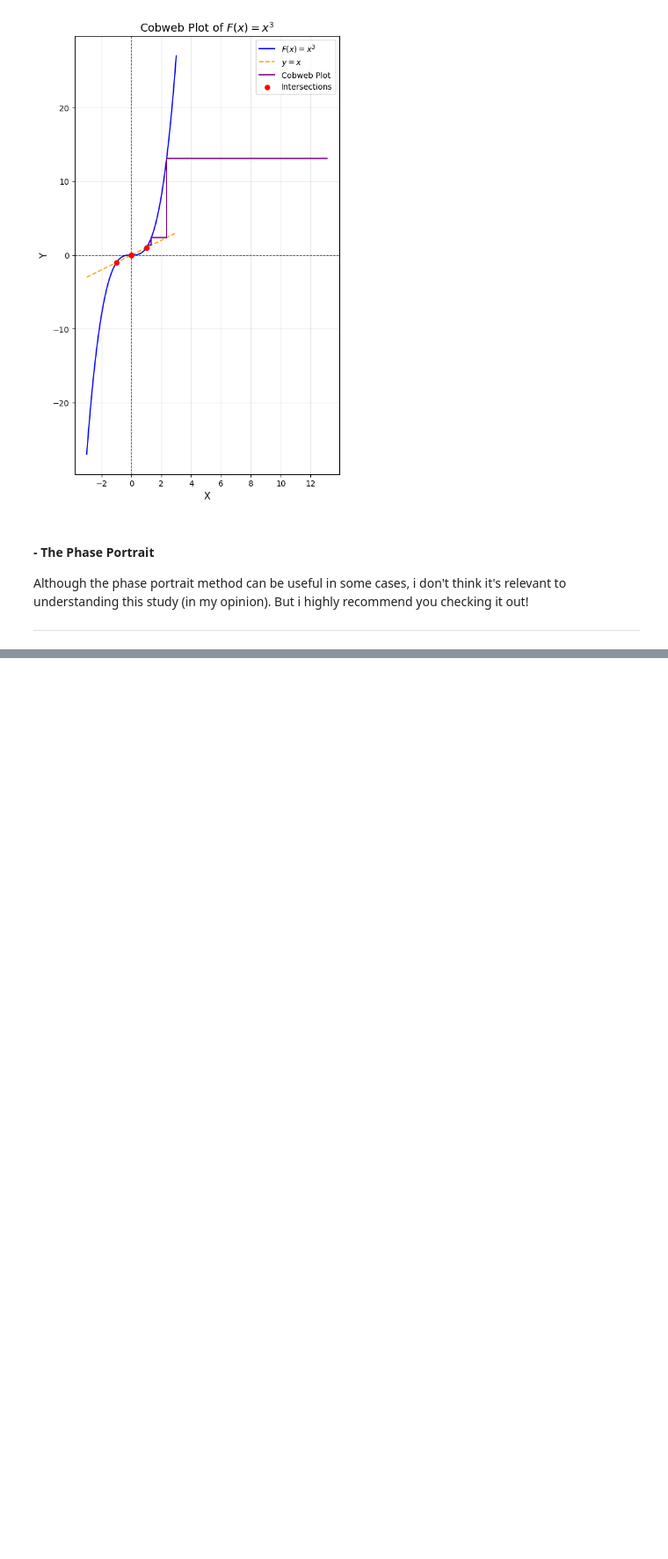
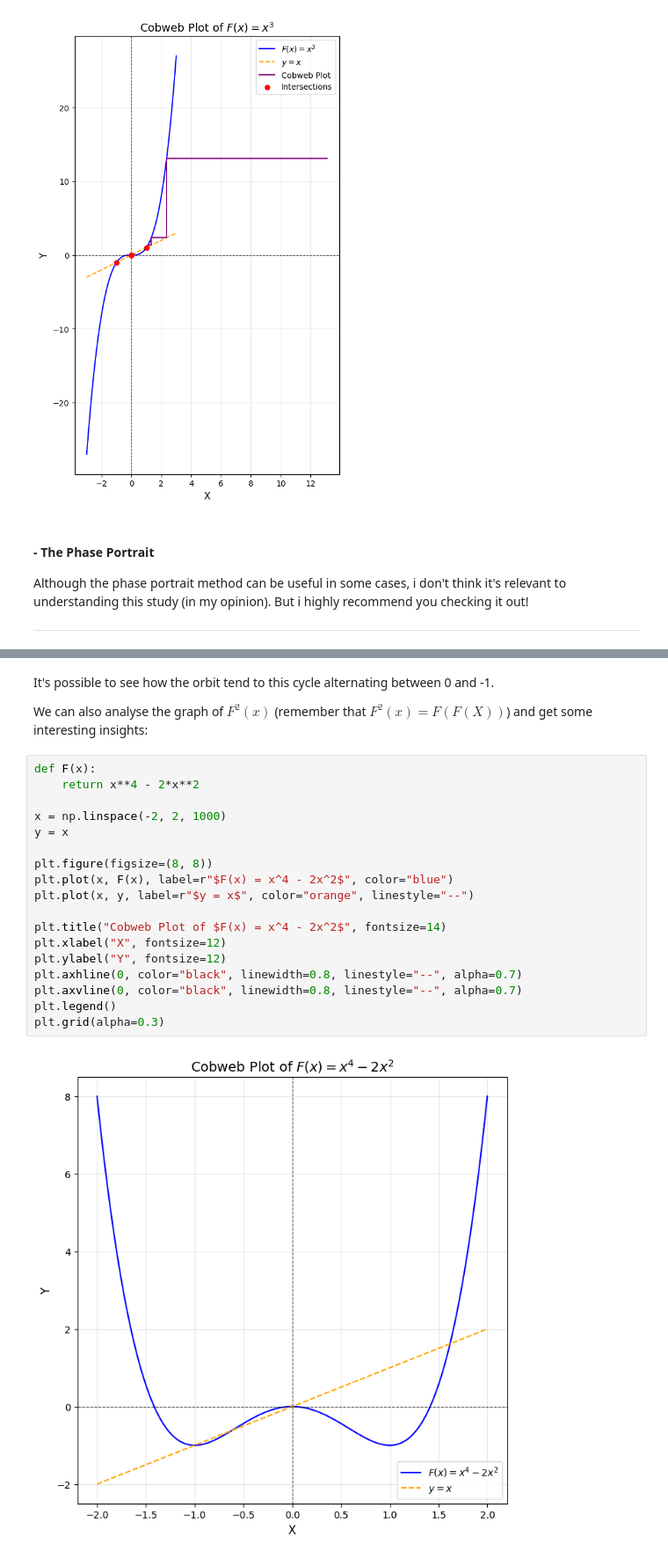
Before and after one commit to Mykaell-Max/Dynamical-Systems, a Jupyter notebook: S001.ipynb, the cells around one changed output, grey strips where cells are left out. Shown at 88% size. Cells and saved outputs as stored; diff of their text form; blank space fills up the shorter version.

```diff
--- a/S001.ipynb
+++ b/S001.ipynb
@@ -443,0 +492,24 @@ He ends this section talking about how *neutral fixed points* can be tricky. The
+# %% [markdown]
+It's possible to see how the orbit tend to this cycle alternating between 0 and -1.
+
+We can also analyse the graph of $F^2(x)$ (remember that $F^2(x) = F( F(X) )$) and get some interesting insights:
+# %%
+def F(x):
+    return x**4 - 2*x**2
+
+x = np.linspace(-2, 2, 1000)
+y = x
+
+plt.figure(figsize=(8, 8))
+plt.plot(x, F(x), label=r"$F(x) = x^4 - 2x^2$", color="blue")
+plt.plot(x, y, label=r"$y = x$", color="orange", linestyle="--")
+
+plt.title("Cobweb Plot of $F(x) = x^4 - 2x^2$", fontsize=14)
+plt.xlabel("X", fontsize=12)
+plt.ylabel("Y", fontsize=12)
+plt.axhline(0, color="black", linewidth=0.8, linestyle="--", alpha=0.7)
+plt.axvline(0, color="black", linewidth=0.8, linestyle="--", alpha=0.7)
+plt.legend()
+plt.grid(alpha=0.3)
+# %% [output]
+[figure, added]
```
Also changed, not shown: parts of 3 cells of this notebook.
